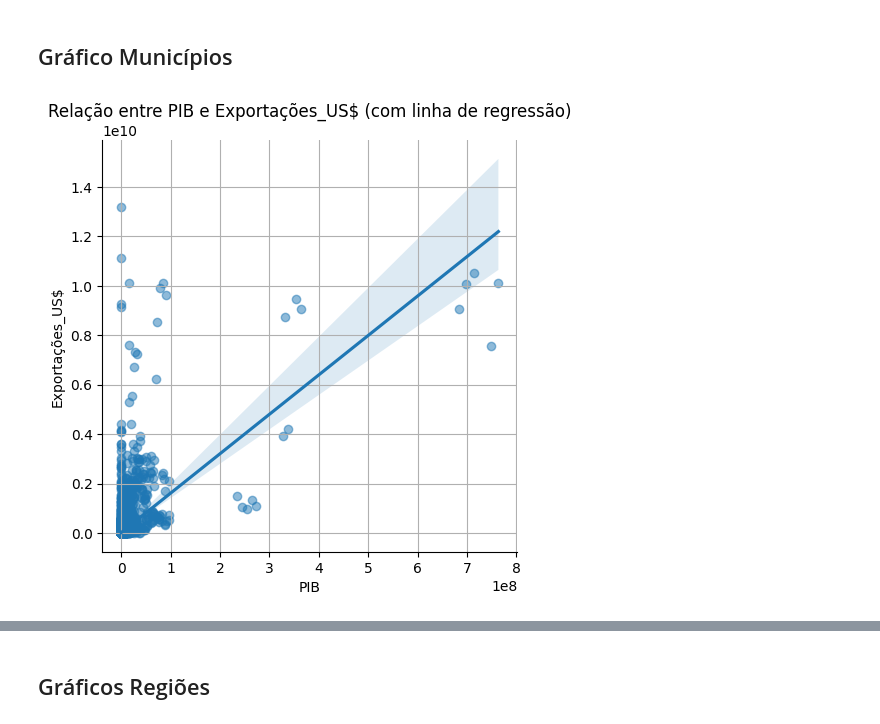
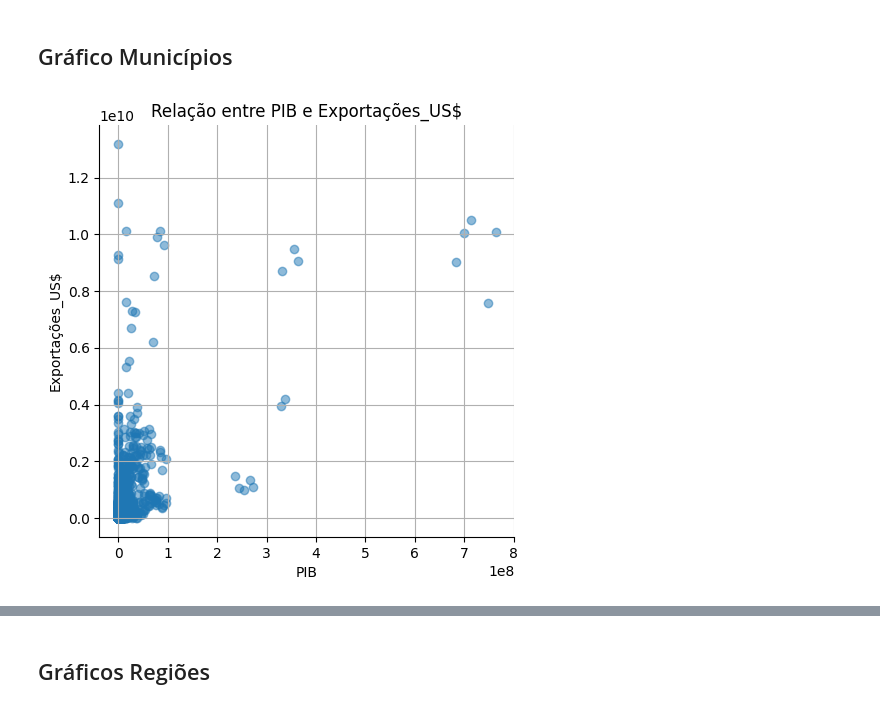
Before and after one commit to anaC-Fernandes/ProjetoDados, a Jupyter notebook: Notebooks/Dataset_Economia.ipynb, the cells around one changed output, grey strips where cells are left out. Drawn from its saved outputs; the diff is of its cells as text; code cells hidden in the pictures.

```diff
--- a/Notebooks/Dataset_Economia.ipynb
+++ b/Notebooks/Dataset_Economia.ipynb
@@ -652,20 +654,20 @@ Com uma investigação dos dados, foi evidente a inexistencia de uma relação d
 # %% [markdown]
 ## Gráfico Municípios
 # %%
-
 df_filtrado = df[['PIB', 'Exportacoes_US$']].dropna().copy()
 df_filtrado['PIB'] = pd.to_numeric(df_filtrado['PIB'], errors='coerce')
 df_filtrado['Exportacoes_US$'] = pd.to_numeric(df_filtrado['Exportacoes_US$'], errors='coerce')
 df_filtrado = df_filtrado.dropna().astype(int)
 
 x = df_filtrado['PIB']
 y = df_filtrado['Exportacoes_US$']
 
-sns.lmplot(x='PIB', y='Exportacoes_US$', data=df_filtrado, scatter_kws={'alpha':0.5})
-plt.title('Relação entre PIB e Exportações_US$ (com linha de regressão)')
+# Remova a linha de regressão e o intervalo de confiança definindo fit_reg=False
+sns.lmplot(x='PIB', y='Exportacoes_US$', data=df_filtrado, scatter_kws={'alpha':0.5}, fit_reg=False)
+plt.title('Relação entre PIB e Exportações_US$')
 plt.xlabel('PIB')
 plt.ylabel('Exportações_US$')
 plt.grid(True)
 plt.show()
 # %% [output]
-[figure, old version]
+[figure, new version]
```
Also changed, not shown: parts of 20 cells of this notebook.
